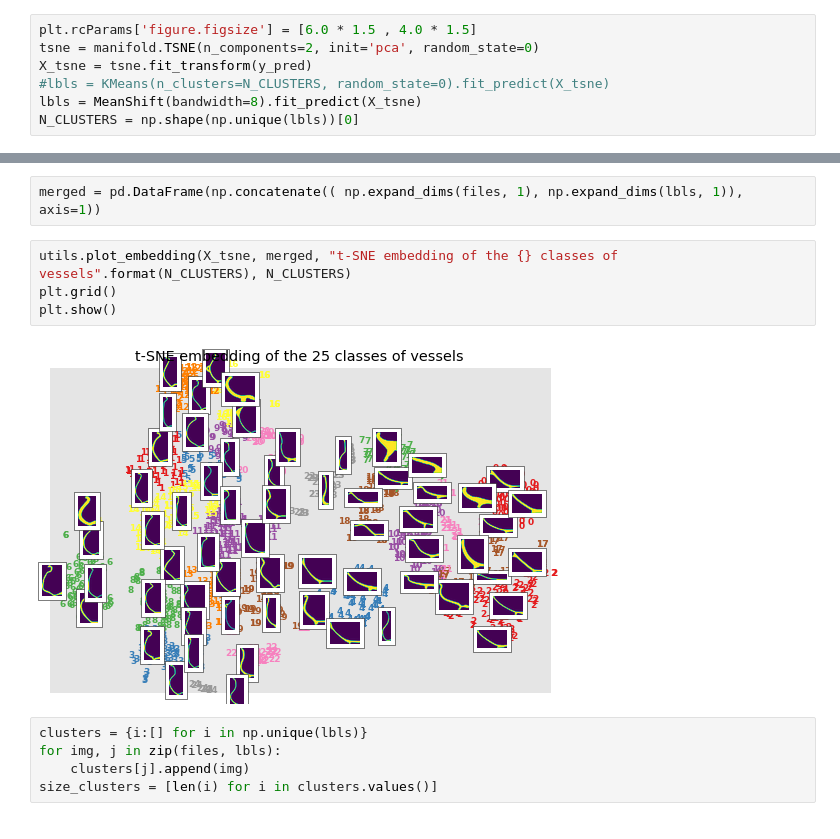
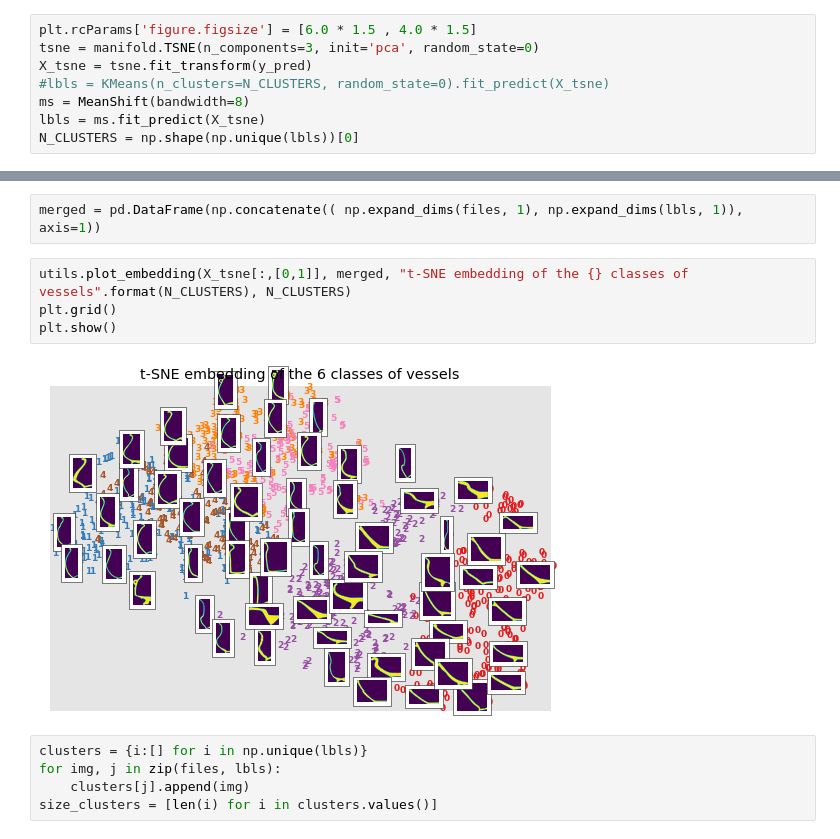
Before and after one commit to celiacintas/vasijas, a Jupyter notebook: unsupervised_meanshift_8_CNN_vessels.ipynb, the cells around one changed output, grey strips where cells are left out. Cells and saved outputs as stored; diff of their text form.

Commit message:
cluster centers

```diff
--- a/unsupervised_meanshift_8_CNN_vessels.ipynb
+++ b/unsupervised_meanshift_8_CNN_vessels.ipynb
@@ -158,20 +156,21 @@ N_CLUSTERS = 4
 # %%
 plt.rcParams['figure.figsize'] = [6.0 * 1.5 , 4.0 * 1.5]
-tsne = manifold.TSNE(n_components=2, init='pca', random_state=0)
+tsne = manifold.TSNE(n_components=3, init='pca', random_state=0)
 X_tsne = tsne.fit_transform(y_pred)
 #lbls = KMeans(n_clusters=N_CLUSTERS, random_state=0).fit_predict(X_tsne)
-lbls = MeanShift(bandwidth=8).fit_predict(X_tsne)
+ms = MeanShift(bandwidth=8)
+lbls = ms.fit_predict(X_tsne)
 N_CLUSTERS = np.shape(np.unique(lbls))[0]
 # %%
 files = np.array(imagenet_data.imgs)[test_loader.dataset.indices][:, 0]
 # %%
 merged = pd.DataFrame(np.concatenate(( np.expand_dims(files, 1), np.expand_dims(lbls, 1)), axis=1))
 # %%
-utils.plot_embedding(X_tsne, merged, "t-SNE embedding of the {} classes of vessels".format(N_CLUSTERS), N_CLUSTERS)
+utils.plot_embedding(X_tsne[:,[0,1]], merged, "t-SNE embedding of the {} classes of vessels".format(N_CLUSTERS), N_CLUSTERS)
 plt.grid()
 plt.show()
 # %% [output]
-[figure, old version]
+[figure, new version]
 # %%
 clusters = {i:[] for i in np.unique(lbls)}
 for img, j in zip(files, lbls):
```
Also changed, not shown: parts of 7 cells of this notebook.
